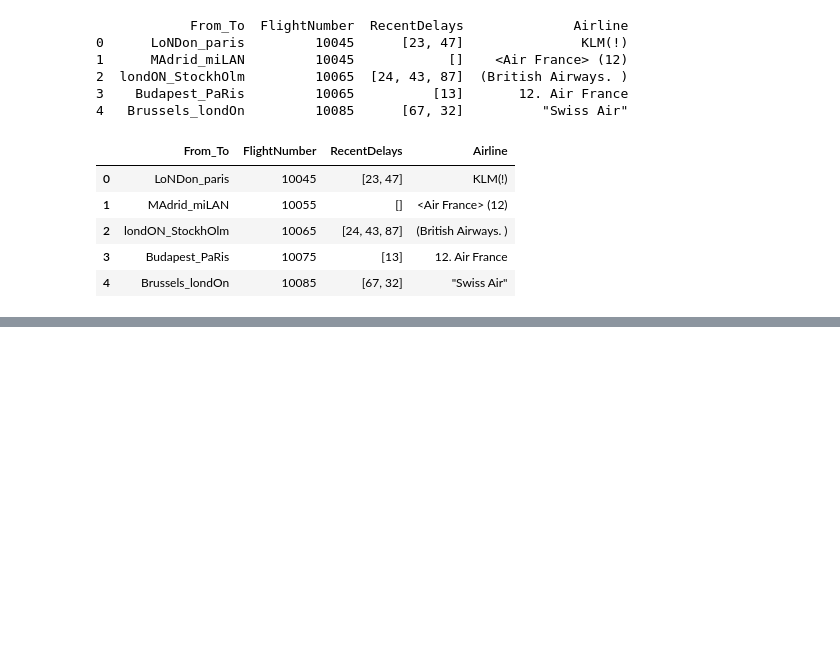
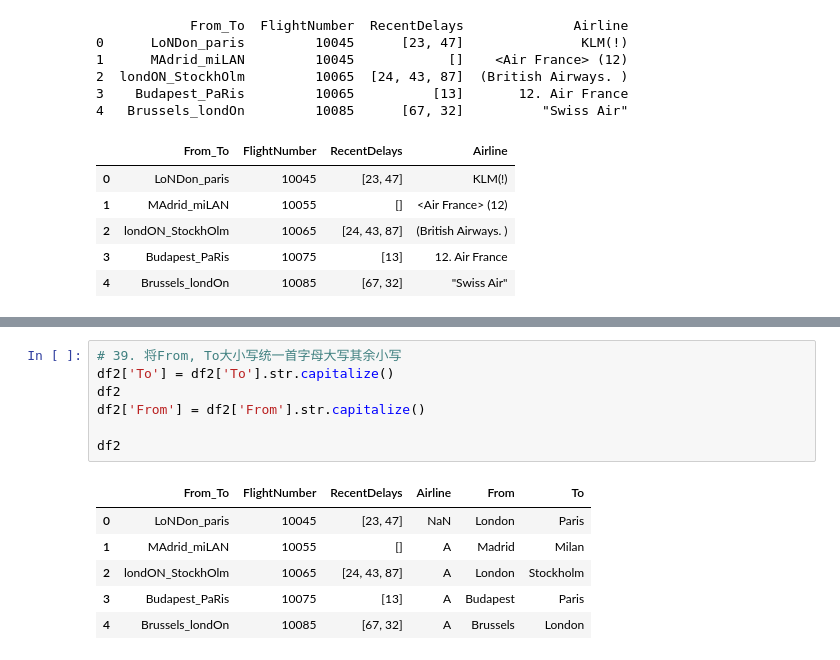
Before and after one commit to GuangwenSi/PDandNP, a Jupyter notebook: pandas学习.ipynb, the cells around one changed output, grey strips where cells are left out. Cells and saved outputs as stored; diff of their text form; blank space fills up the shorter version.

```diff
--- a/pandas学习.ipynb
+++ b/pandas学习.ipynb
@@ -784 +788,15 @@ df2
 | 4 | Brussels_londOn | 10085 | [67, 32] | "Swiss Air" | Brussels | londOn |
+# %%
+# 39. 将From, To大小写统一首字母大写其余小写
+df2['To'] = df2['To'].str.capitalize()
+df2
+df2['From'] = df2['From'].str.capitalize()
+
+df2
+# %% [output]
+|  | From_To | FlightNumber | RecentDelays | Airline | From | To |
+| 0 | LoNDon_paris | 10045 | [23, 47] | NaN | London | Paris |
+| 1 | MAdrid_miLAN | 10055 | [] | A | Madrid | Milan |
+| 2 | londON_StockhOlm | 10065 | [24, 43, 87] | A | London | Stockholm |
+| 3 | Budapest_PaRis | 10075 | [13] | A | Budapest | Paris |
+| 4 | Brussels_londOn | 10085 | [67, 32] | A | Brussels | London |
```
Also changed, not shown: parts of 4 cells of this notebook.
